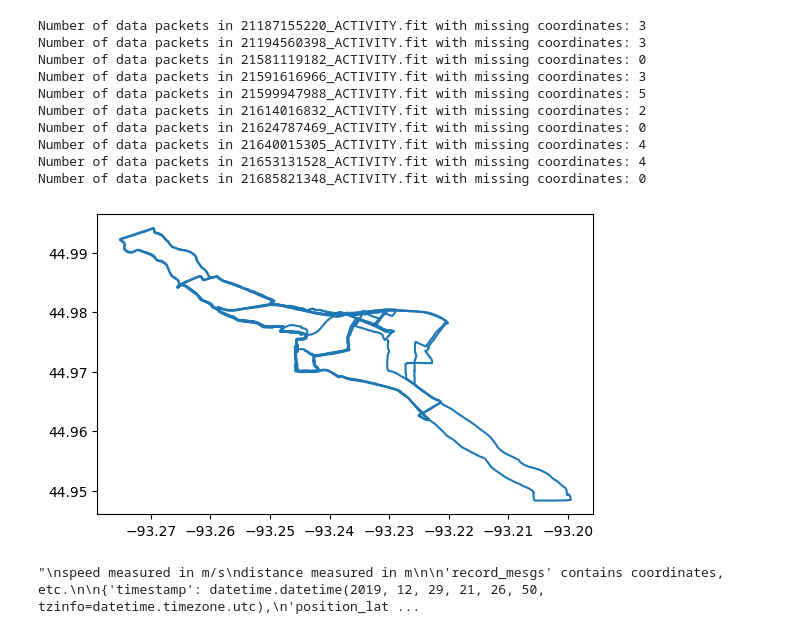
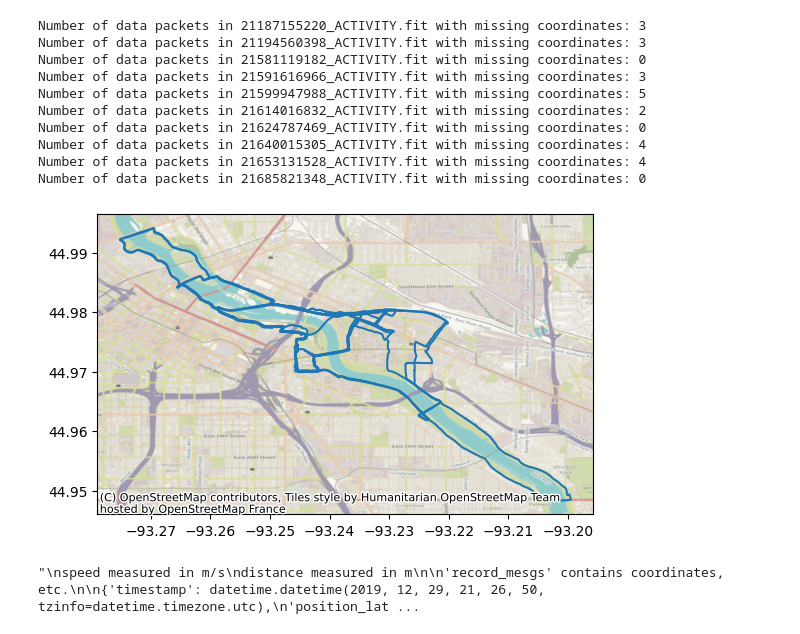
Before and after one commit to olsonalec/GEOG5545, a Jupyter notebook: garmin_test.ipynb, the cells around one changed output. Saved outputs shown, nothing was run; the diff lists cells and outputs as text; code cells hidden in the pictures.

Commit message:
Added basemap to garmin_test notebook; created mvp notebook which visualizes every activity that I've done on campus

```diff
--- a/garmin_test.ipynb
+++ b/garmin_test.ipynb
@@ -99,10 +101,11 @@ Number of data packets in 21685821348_ACTIVITY.fit with missing coordinates: 0
 # %%
 # plot the points
 
-my_gdf.plot(aspect=1, markersize=1)
-plt.show()
+ax = my_gdf.plot(aspect=1, markersize=1)
+cx.add_basemap(ax, crs=my_gdf.crs)
+# plt.show()
 # %% [output]
-[figure, old version]
+[figure, new version]
 # %%
 '''
 speed measured in m/s
```
Also changed, not shown: parts of 2 cells of this notebook, 1 other file.
